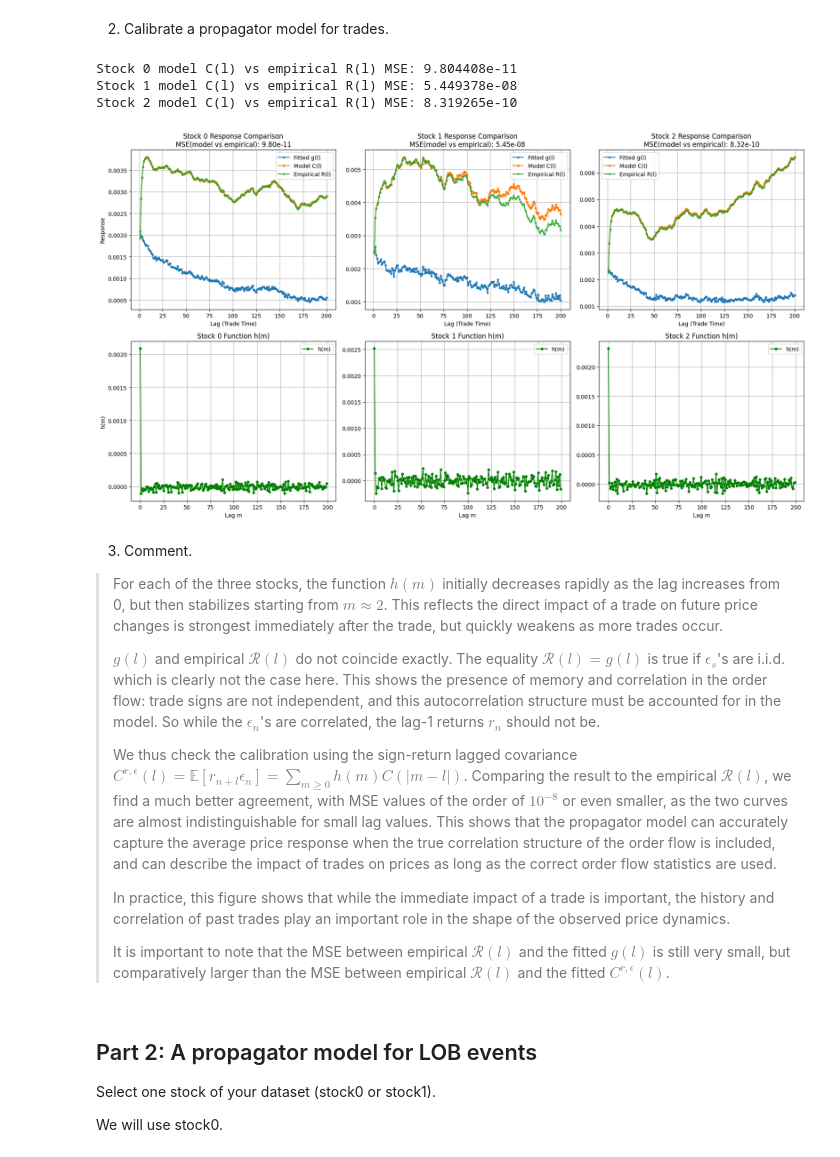
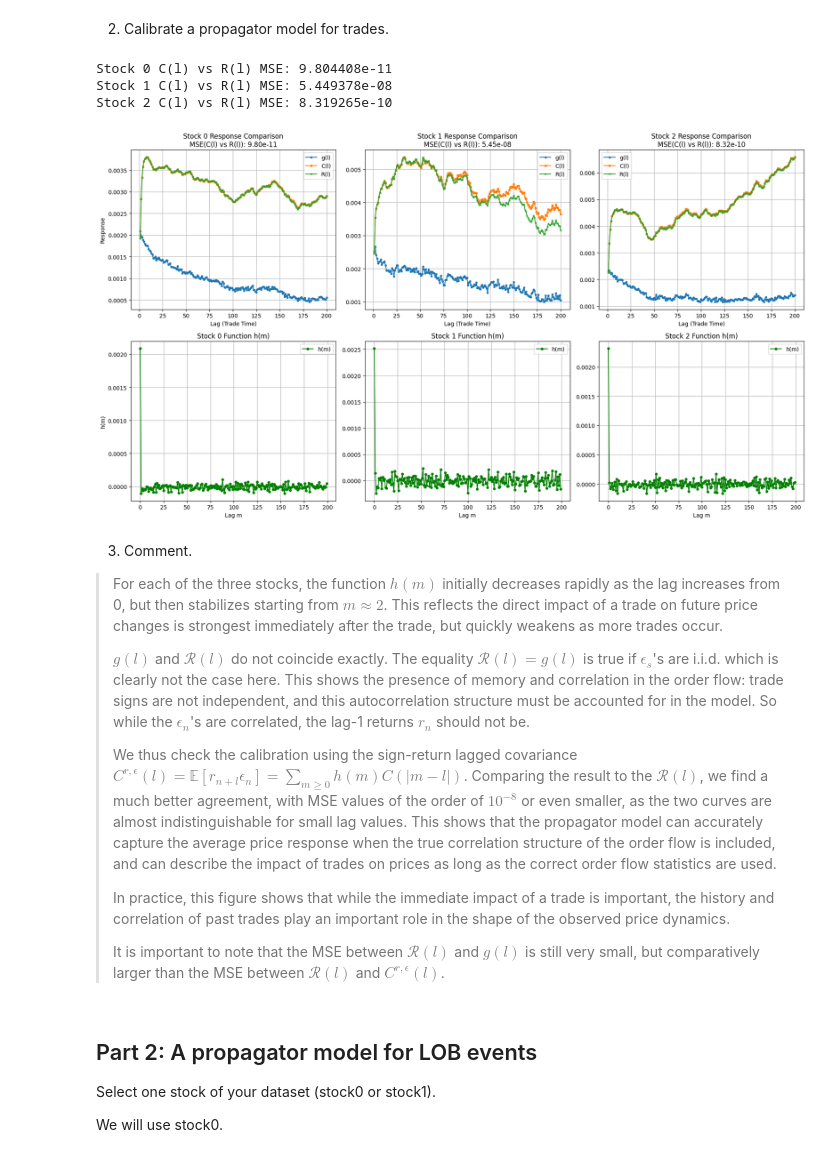
Before and after one commit to adonis107/MDS, a Jupyter notebook: DHF-Lab5-AMRI-CHIBA-JAMAL.ipynb, the cells around one changed output. Cells and saved outputs as stored; diff of their text form; code cells hidden in the pictures.

```diff
--- a/DHF-Lab5-AMRI-CHIBA-JAMAL.ipynb
+++ b/DHF-Lab5-AMRI-CHIBA-JAMAL.ipynb
@@ -161,42 +161,42 @@ for idx_s, s in enumerate(stocks):
     # Calibration using the sign-return lagged covariance: E[r_{n+l} * e_n] with r_n = p_{n+1} - p_n
     C_model = np.zeros(L)
     for l in range(1, L + 1):
         total = 0.0
         for j in range(l):
             for m in range(L):
                 total += h[m] * C[abs(j - m)]
         C_model[l - 1] = total
 
     R_trunc = stock_R[s][:L]
     mse_model = np.mean((C_model - R_trunc)**2)
-    print(f"Stock {s} model C(l) vs empirical R(l) MSE: {mse_model:.6e}")
+    print(f"Stock {s} C(l) vs R(l) MSE: {mse_model:.6e}")
 
     ax_g = axes[0, idx_s]
-    ax_g.plot(np.arange(1, L+1), g_plot, label='Fitted g(l)', marker='o', markersize=3)
-    ax_g.plot(np.arange(1, L+1), C_model, label='Model C(l)', marker='s', markersize=3)
-    ax_g.plot(np.arange(1, L+1), R_trunc, label='Empirical R(l)', marker='x', markersize=3)
-    ax_g.set_title(f'Stock {s} Response Comparison\nMSE(model vs empirical): {mse_model:.2e}')
+    ax_g.plot(np.arange(1, L+1), g_plot, label='g(l)', marker='o', markersize=3)
+    ax_g.plot(np.arange(1, L+1), C_model, label='C(l)', marker='s', markersize=3)
+    ax_g.plot(np.arange(1, L+1), R_trunc, label='R(l)', marker='x', markersize=3)
+    ax_g.set_title(f'Stock {s} Response Comparison\nMSE(C(l) vs R(l)): {mse_model:.2e}')
     ax_g.set_xlabel('Lag (Trade Time)')
     if idx_s == 0: ax_g.set_ylabel('Response')
     ax_g.legend()
     ax_g.grid(True)
 
     # h(m)
     ax_h = axes[1, idx_s]
     ax_h.plot(np.arange(0, L), h, label='h(m)', marker='o', markersize=4, color='green')
     ax_h.set_title(f'Stock {s} Function h(m)')
     ax_h.set_xlabel('Lag m')
     if idx_s == 0: ax_h.set_ylabel('h(m)')
     ax_h.legend()
     ax_h.grid(True)
 
 plt.tight_layout()
 plt.show()
 # %% [output]
-Stock 0 model C(l) vs empirical R(l) MSE: 9.804408e-11
-Stock 1 model C(l) vs empirical R(l) MSE: 5.449378e-08
-Stock 2 model C(l) vs empirical R(l) MSE: 8.319265e-10
+Stock 0 C(l) vs R(l) MSE: 9.804408e-11
+Stock 1 C(l) vs R(l) MSE: 5.449378e-08
+Stock 2 C(l) vs R(l) MSE: 8.319265e-10
-[figure, old version]
+[figure, new version]
 # %% [markdown]
 3. Comment.
 
@@ -204,13 +204,13 @@ Stock 2 model C(l) vs empirical R(l) MSE: 8.319265e-10
 
 For each of the three stocks, the function $h(m)$ initially decreases rapidly as the lag increases from 0, but then stabilizes starting from $m \approx 2$. This reflects the direct impact of a trade on future price changes is strongest immediately after the trade, but quickly weakens as more trades occur.
 
-$g(l)$ and empirical $\mathcal{R}(l)$ do not coincide exactly. The equality $\mathcal{R}(l) = g(l)$ is true if $\epsilon_s$'s are i.i.d. which is clearly not the case here. This shows the presence of memory and correlation in the order flow: trade signs are not independent, and this autocorrelation structure must be accounted for in the model. So while the $\epsilon_n$'s are correlated, the lag-1 returns $r_n$ should not be.
+$g(l)$ and $\mathcal{R}(l)$ do not coincide exactly. The equality $\mathcal{R}(l) = g(l)$ is true if $\epsilon_s$'s are i.i.d. which is clearly not the case here. This shows the presence of memory and correlation in the order flow: trade signs are not independent, and this autocorrelation structure must be accounted for in the model. So while the $\epsilon_n$'s are correlated, the lag-1 returns $r_n$ should not be.
 
-We thus check the calibration using the sign-return lagged covariance $C^{r, \epsilon} (l) = \mathbb{E}[r_{n+l} \epsilon_n] = \sum_{m \geq 0} h(m) C(|m - l|)$. Comparing the result to the empirical $\mathcal{R}(l)$, we find a much better agreement, with MSE values of the order of $10^{-8}$ or even smaller, as the two curves are almost indistinguishable for small lag values. This shows that the propagator model can accurately capture the average price response when the true correlation structure of the order flow is included, and can describe the impact of trades on prices as long as the correct order flow statistics are used.
+We thus check the calibration using the sign-return lagged covariance $C^{r, \epsilon} (l) = \mathbb{E}[r_{n+l} \epsilon_n] = \sum_{m \geq 0} h(m) C(|m - l|)$. Comparing the result to the $\mathcal{R}(l)$, we find a much better agreement, with MSE values of the order of $10^{-8}$ or even smaller, as the two curves are almost indistinguishable for small lag values. This shows that the propagator model can accurately capture the average price response when the true correlation structure of the order flow is included, and can describe the impact of trades on prices as long as the correct order flow statistics are used.
 
 In practice, this figure shows that while the immediate impact of a trade is important, the history and correlation of past trades play an important role in the shape of the observed price dynamics.
 
-It is important to note that the MSE between empirical $\mathcal{R}(l)$ and the fitted $g(l)$ is still very small, but comparatively larger than the MSE between empirical $\mathcal{R}(l)$ and the fitted $C^{r, \epsilon} (l)$.
+It is important to note that the MSE between $\mathcal{R}(l)$ and $g(l)$ is still very small, but comparatively larger than the MSE between $\mathcal{R}(l)$ and $C^{r, \epsilon} (l)$.
 
 </blockquote>
 # %% [markdown]
```
Also changed, not shown: parts of 6 cells of this notebook, 1 other file.
